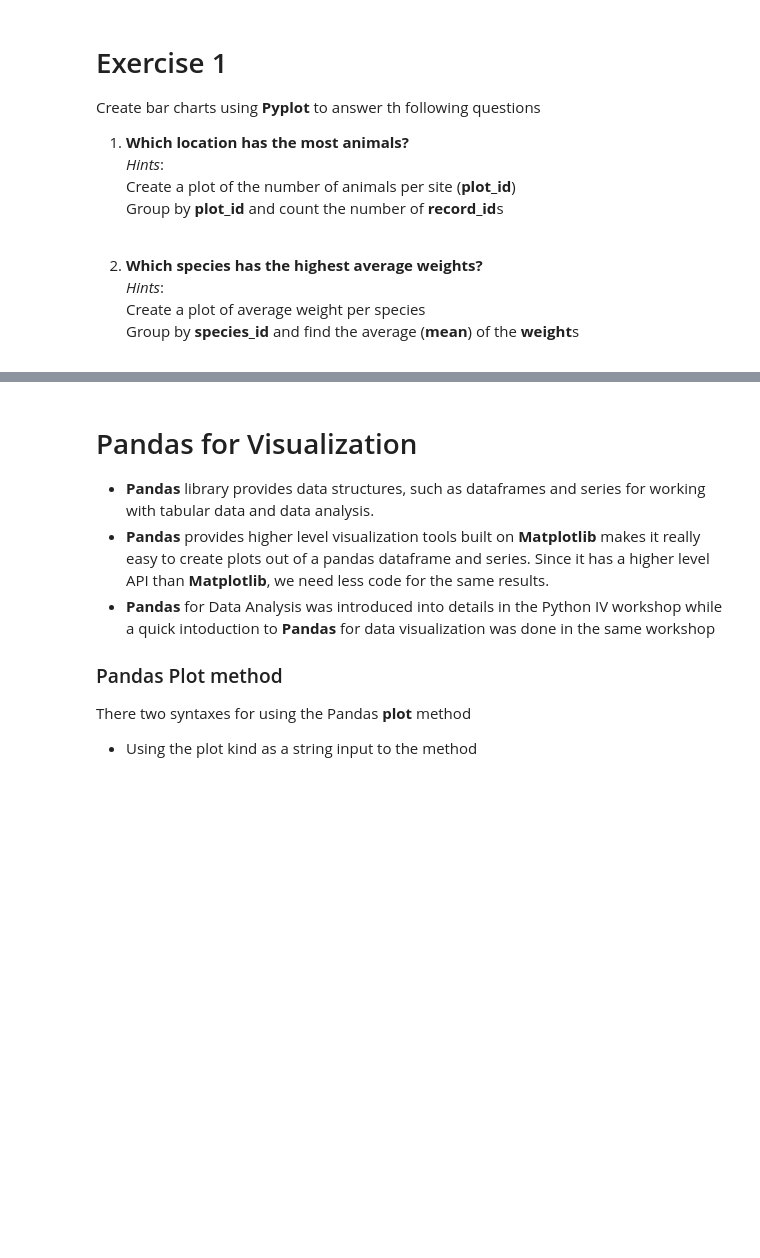
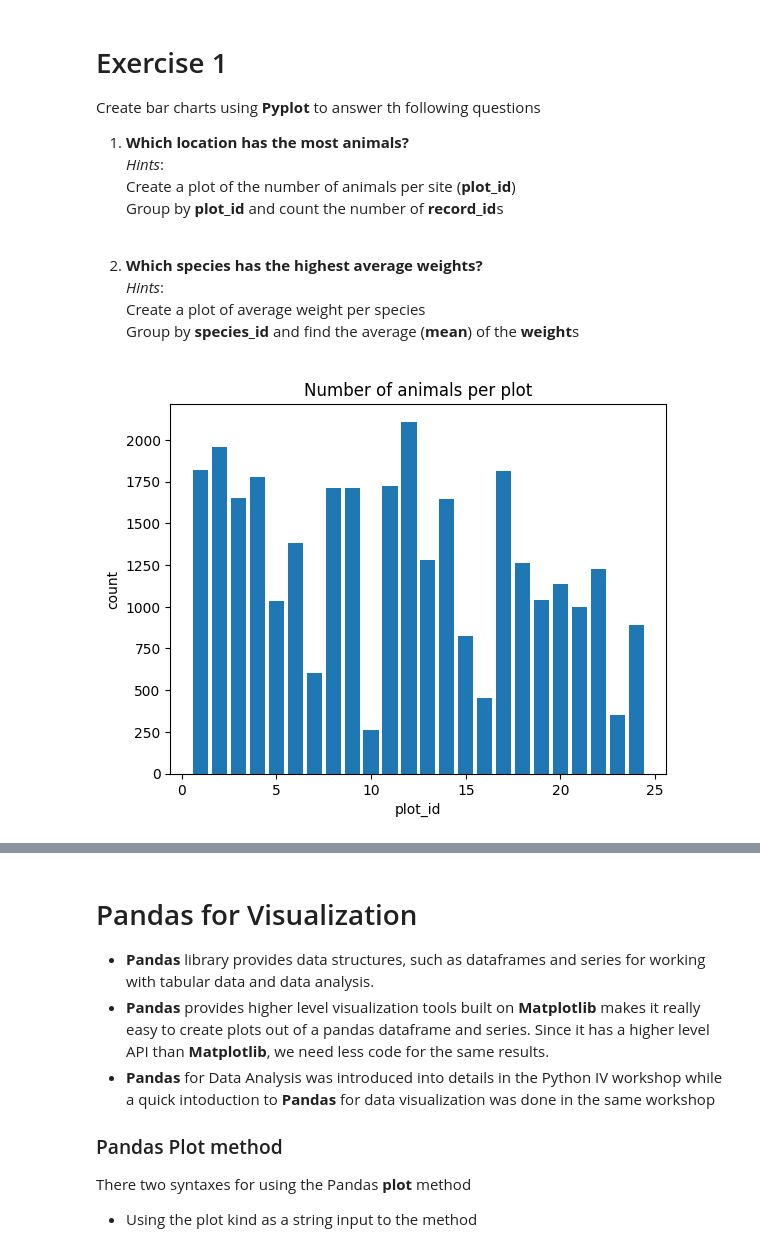
Before and after one commit to bhagyalakshmic/Data_Visualization_with_Python, a Jupyter notebook: Data_Visualization_with_Python.ipynb, the cells around one changed output, grey strips where cells are left out. Saved outputs shown, nothing was run; the diff lists cells and outputs as text; code cells hidden in the pictures; blank space fills up the shorter version.

```diff
--- a/Data_Visualization_with_Python.ipynb
+++ b/Data_Visualization_with_Python.ipynb
@@ -301,3 +341,15 @@ Create bar charts using **Pyplot** to answer th following questions
    *Hints*:<br>
    Create a plot of average weight per species<br>
    Group by **species_id** and find the average (**mean**) of the **weight**s
+# %%
+plot_count = surveys_complete.groupby('plot_id')['record_id'].count()
+fig, ax = plt.subplots()
+# bar chart of  number of animals found on each plot
+ax.bar(plot_count.index,plot_count.values)
+# set a title and labels
+ax.set_title('Number of animals per plot')
+ax.set_xlabel('plot_id')
+ax.set_ylabel('count')
+plt.show()
+# %% [output]
+[figure, added]
```
Also changed, not shown: parts of 32 cells of this notebook.
